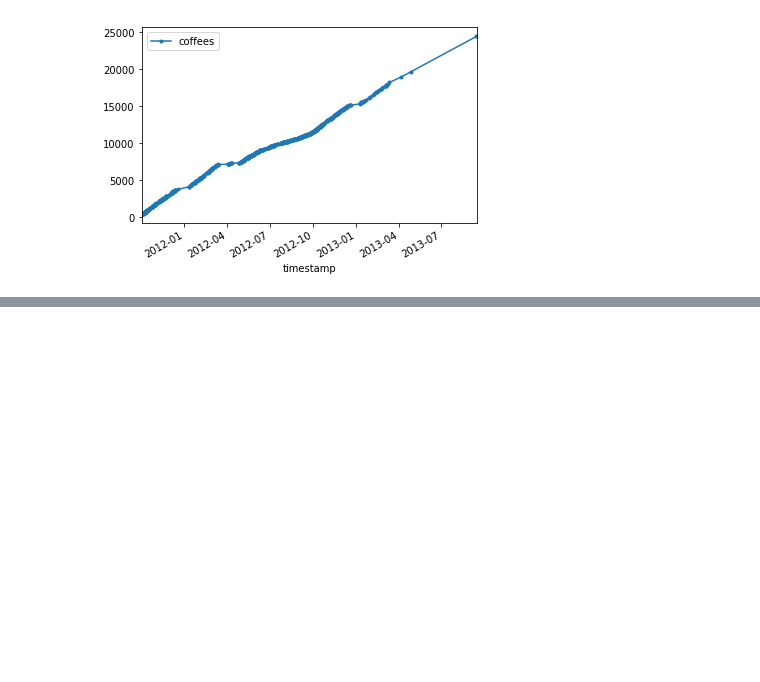
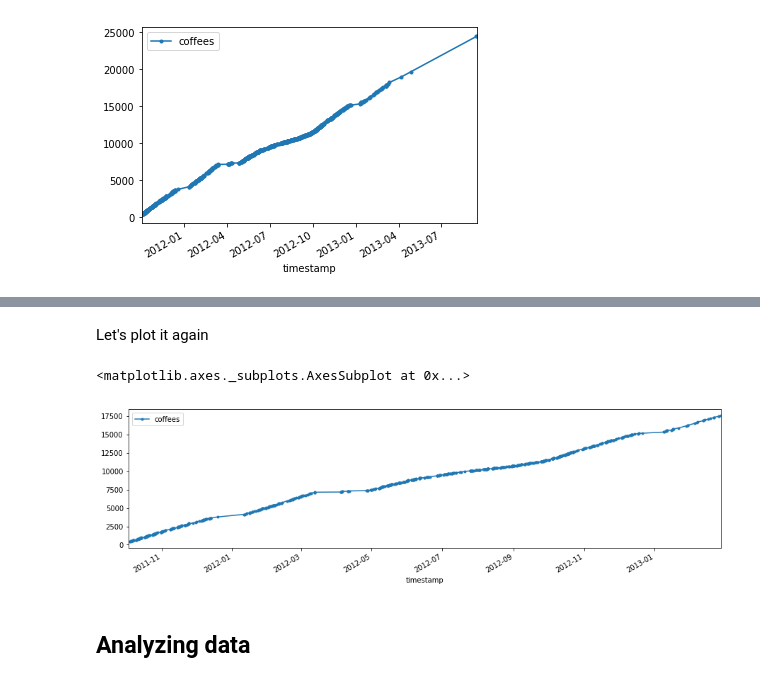
Before and after one commit to Gorchs/Pandas_Tutorial, a Jupyter notebook: Pandas Tutorial Notebook V1.0.ipynb, the cells around one changed output, grey strips where cells are left out. Saved outputs shown, nothing was run; the diff lists cells and outputs as text; code cells hidden in the pictures; blank space fills up the shorter version.

```diff
--- a/Pandas Tutorial Notebook V1.0.ipynb
+++ b/Pandas Tutorial Notebook V1.0.ipynb
@@ -316,0 +369,3 @@ data.plot(x=data.timestamp,style=".-")
+# %%
+data=data[data.timestamp < "2013-03-01"]
+data.tail()
@@ -316,0 +379,9 @@ data.plot(x=data.timestamp,style=".-")
+# %% [markdown]
+Let's plot it again
+# %%
+data.plot(x=data.timestamp,style=".-",figsize=(15,4))
+# %% [output]
+<matplotlib.axes._subplots.AxesSubplot at 0x...>
+[figure, added]
+# %% [markdown]
+## Analyzing data
```
Also changed, not shown: parts of 31 cells of this notebook.
